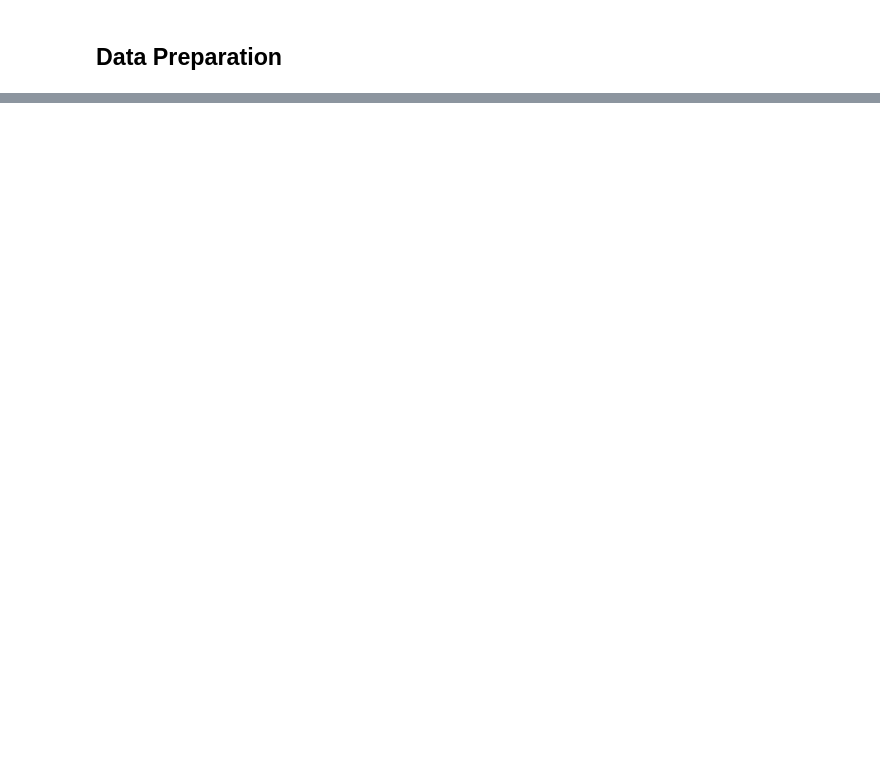
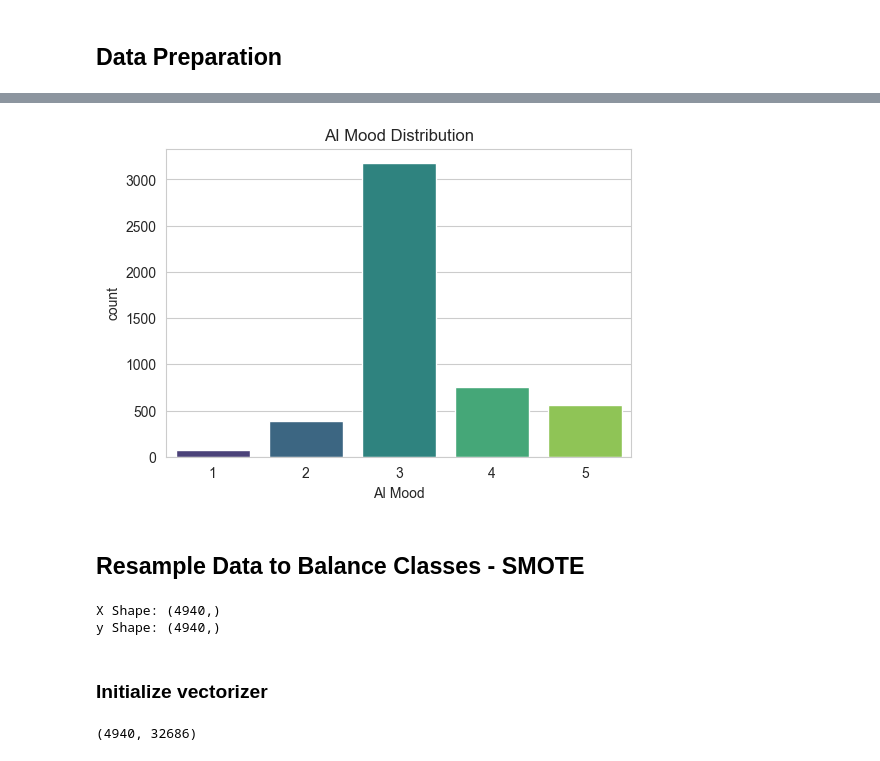
Before and after one commit to slvhuang/Final-Project-NLP, a Jupyter notebook: 4_sentiment_analysis.ipynb, the cells around one changed output, grey strips where cells are left out. Drawn from its saved outputs; the diff is of its cells as text; code cells hidden in the pictures; blank space fills up the shorter version.

```diff
--- a/4_sentiment_analysis.ipynb
+++ b/4_sentiment_analysis.ipynb
@@ -107,0 +264,28 @@ df_news.shape
+# %%
+# function to lemmatize words
+def lemmatization(texts, allowed_postags=['NOUN', 'ADJ', 'VERB', 'ADV']):
+    texts_out = []
+    for sent in texts:
+        doc = nlp(" ".join(sent))
+        texts_out.append([token.lemma_ for token in doc if token.pos_ in allowed_postags])
+    return texts_out
+# %%
+%%time
+
+# remove special characters
+para_cleaned = np.array(df_ai_news['Paragraph'].apply(lambda x: remove_spc_char(x)))
+
+# tokenize the paragraphs
+para_tokens = list(sent_to_words(para_cleaned))
+
+# remove stopwords
+para_token_nostops = remove_stopwords(para_tokens)
+
+# make bigrams and trigrams
+para_bigrams = make_bigrams(para_tokens)
+para_trigrams = make_trigrams(para_tokens)
+
+# combine tokens and ngrams
+df_ai_news['para_tokens'] = list(zip(para_token_nostops, para_bigrams, para_trigrams))
+df_ai_news['para_tokens'] = df_ai_news['para_tokens'].apply(lambda x: list(x[0] + x[1] + x[2]))
+para_tokens_all = df_ai_news['para_tokens'].tolist()
@@ -107,0 +295,9 @@ df_news.shape
+# %%
+%%time
+
+# lemmatize the tokens keeping only noun, adj, vb, adv
+nlp = spacy.load('en_core_web_sm', disable=['parser', 'ner'])
+para_lemmatized = lemmatization(para_tokens_all, allowed_postags=['NOUN', 'ADJ', 'VERB', 'ADV', 'PROPN'])
+
+df_ai_news['para_lemmatized'] = para_lemmatized
+df_ai_news[['Paragraph', 'para_tokens', 'para_lemmatized']].head()
@@ -107,0 +325,11 @@ df_news.shape
+# %%
+# Visualize the AI Mood distribution
+sns.set_style('whitegrid')
+plt.figure(figsize=(6, 4))
+sns.countplot(x='AI Mood', data=df_ai_news, palette='viridis')
+plt.title('AI Mood Distribution')
+plt.show()
+# %% [output]
+[figure, added]
+# %% [markdown]
+## Resample Data to Balance Classes - SMOTE
@@ -107,0 +339,12 @@ df_news.shape
+# %%
+# Define X and y
+X = df_ai_news['para_lemmatized_str']
+y = df_ai_news['AI Mood']
+
+print(f"X Shape: {X.shape}")
+print(f"y Shape: {y.shape}")
+# %% [output]
+X Shape: (4940,)
+y Shape: (4940,)
+# %% [markdown]
+### Initialize vectorizer
@@ -107,0 +354,5 @@ df_news.shape
+# %%
+X_vec = tfidf.fit_transform(X)
+print(X_vec.shape)
+# %% [output]
+(4940, 32686)
```
Also changed, not shown: parts of 76 cells of this notebook, 3 other files.
